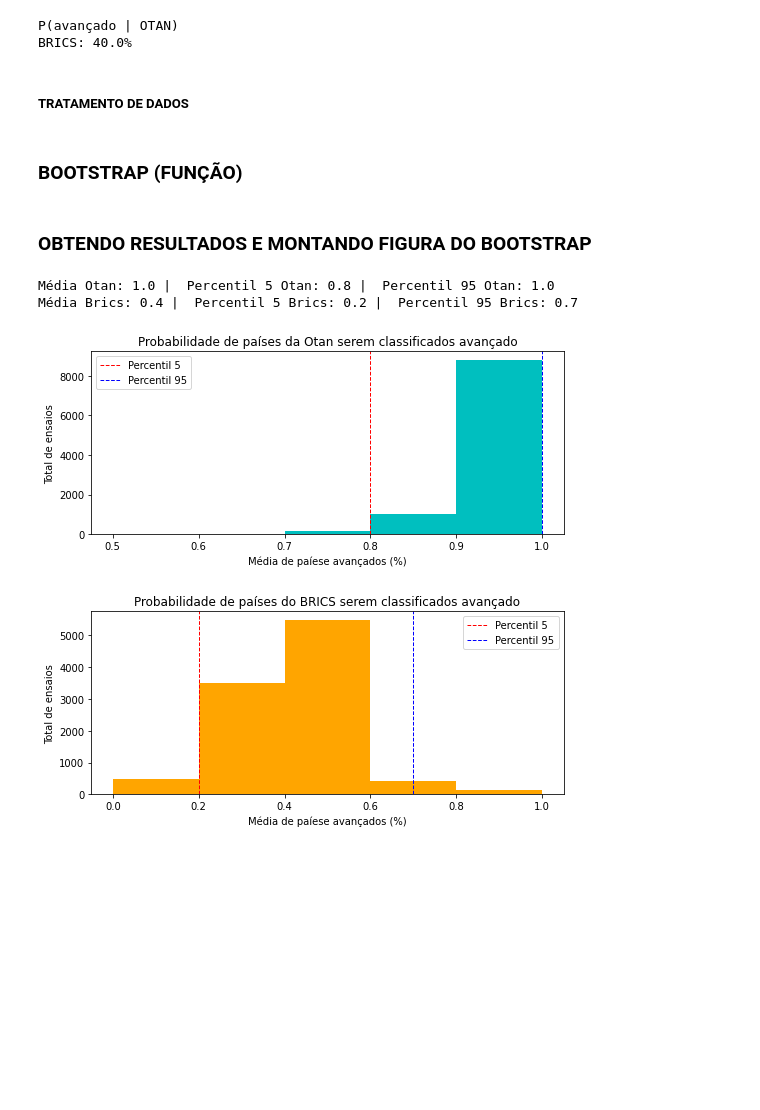
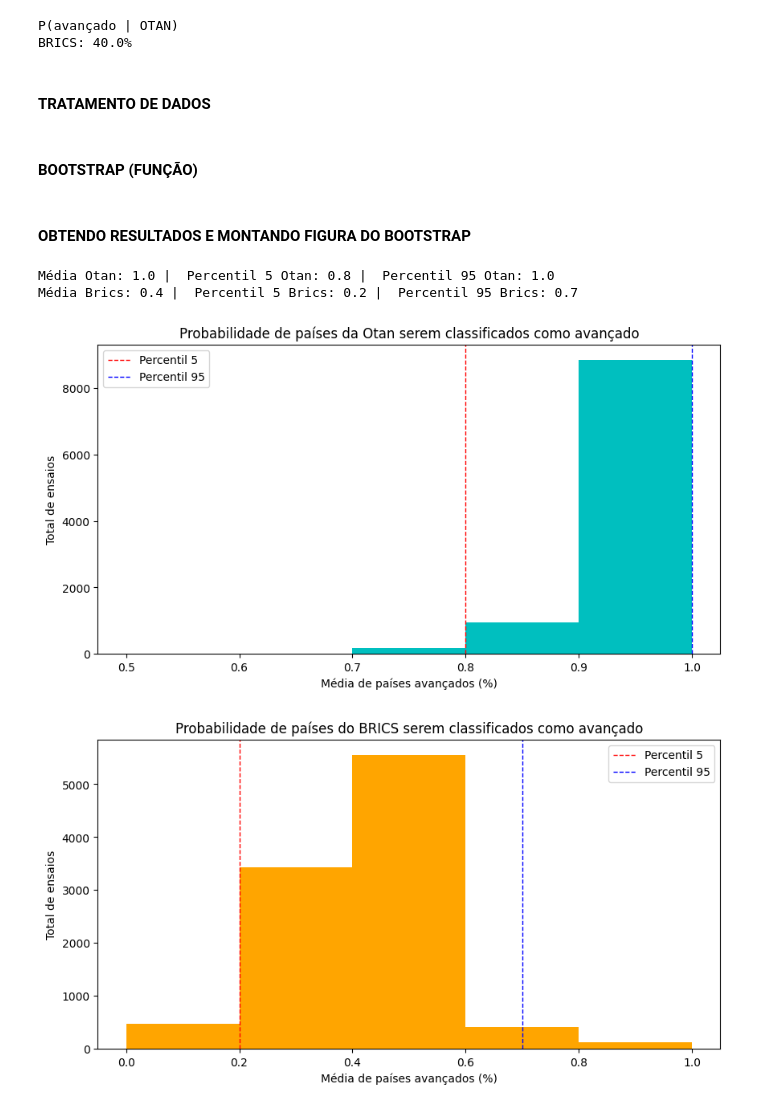
Before and after one commit to PedroPertusi/APS-CDADOS-PEDRO-ALEXANDRE, a Jupyter notebook: APS4.ipynb, the cells around one changed output. Drawn from its saved outputs; the diff is of its cells as text; code cells hidden in the pictures; blank space fills up the shorter version.

Commit message:
pequenas correçoes na figura

```diff
--- a/APS4.ipynb
+++ b/APS4.ipynb
@@ -73,14 +73,14 @@ print(f"BRICS: {100 * len(df_brics[df_brics['Avançado'] == True]) / len(df_bric
 P(avançado | OTAN)
 BRICS: 40.0%
 # %% [markdown]
-##### TRATAMENTO DE DADOS
+#### TRATAMENTO DE DADOS
 # %%
 df_otan = df_otan.replace(True, 'Avançado')
 df_otan = df_otan.replace(False, 'Atrasado')
 df_brics = df_brics.replace(True, 'Avançado')
 df_brics = df_brics.replace(True, 'Atrasado')
 # %% [markdown]
-### BOOTSTRAP (FUNÇÃO)
+#### BOOTSTRAP (FUNÇÃO)
 # %%
 def reamostrar_varias_vezes_median(amostras, m, n=9999):
     std = []
@@ -93,34 +93,34 @@ def reamostrar_varias_vezes_median(amostras, m, n=9999):
         std.append(avancado/m)
     return np.median(std), np.percentile(std, 5), np.percentile(std, 95), std
 # %% [markdown]
-### OBTENDO RESULTADOS E MONTANDO FIGURA DO BOOTSTRAP
+#### OBTENDO RESULTADOS E MONTANDO FIGURA DO BOOTSTRAP
 # %%
 media_ot, percentil_5_ot, percentil_95_ot, amostra_ot = reamostrar_varias_vezes_median(df_otan['Avançado'], 10)
 media_br, percentil_5_br, percentil_95_br, amostra_br = reamostrar_varias_vezes_median(df_brics['Avançado'], 10)
 print('Média Otan: ' + str(media_ot) + ' |  Percentil 5 Otan: ' + str(percentil_5_ot) + ' |  Percentil 95 Otan: ' + str(percentil_95_ot))
 print('Média Brics: ' + str(media_br) + ' |  Percentil 5 Brics: ' + str(percentil_5_br) + ' |  Percentil 95 Brics: ' + str(percentil_95_br))
 
-fig, ax = plt.subplots()
+fig, ax = plt.subplots(figsize=(10,5))
 N, bins, patches = plt.hist(amostra_ot, bins=5, color=['c'])
 plt.axvline(percentil_5_ot, color='red', linestyle='dashed', linewidth=1, label='Percentil 5')
 plt.axvline(percentil_95_ot, color='blue', linestyle='dashed', linewidth=1, label='Percentil 95')
-plt.title('Probabilidade de países da Otan serem classificados avançado')
-plt.xlabel('Média de paíese avançados (%)')
+plt.title('Probabilidade de países da Otan serem classificados como avançado')
+plt.xlabel('Média de países avançados (%)')
 plt.ylabel('Total de ensaios')
 plt.legend()
 plt.show()
 
-fig, ax = plt.subplots()
+fig, ax = plt.subplots(figsize=(10,5))
 N, bins, patches = plt.hist(amostra_br, bins=5, color=['orange'])
-plt.title('Probabilidade de países do BRICS serem classificados avançado')
-plt.xlabel('Média de paíese avançados (%)')
+plt.title('Probabilidade de países do BRICS serem classificados como avançado')
+plt.xlabel('Média de países avançados (%)')
 plt.axvline(percentil_5_br, color='red', linestyle='dashed', linewidth=1, label='Percentil 5')
 plt.axvline(percentil_95_br, color='blue', linestyle='dashed', linewidth=1, label='Percentil 95')
 plt.ylabel('Total de ensaios')
 plt.legend()
 plt.show()
 # %% [output]
 Média Otan: 1.0 |  Percentil 5 Otan: 0.8 |  Percentil 95 Otan: 1.0
 Média Brics: 0.4 |  Percentil 5 Brics: 0.2 |  Percentil 95 Brics: 0.7
-[figure, old version]
+[figure, new version]
-[figure, old version]
+[figure, new version]
```
Also changed, not shown: parts of 1 cell of this notebook, 1 other file.
